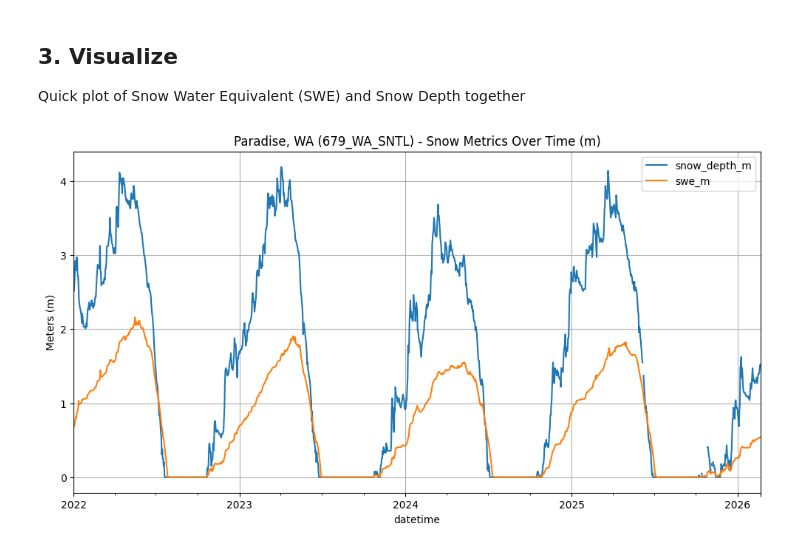
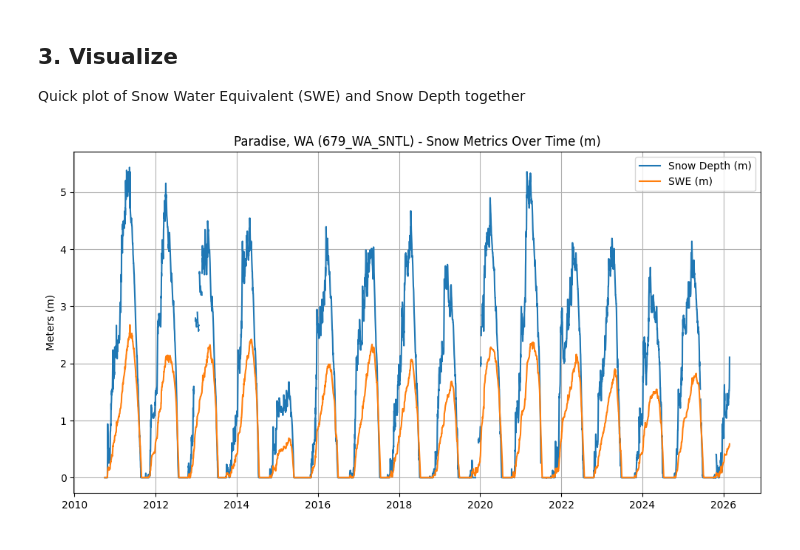
Before and after one commit to elliott-ruebush/snotel_lib, a Jupyter notebook: notebooks/snotel_demo.ipynb, the cells around one changed output. Saved outputs shown, nothing was run; the diff lists cells and outputs as text; code cells hidden in the pictures.

Commit message:
Polars conversion + all station data fetching path

```diff
--- a/notebooks/snotel_demo.ipynb
+++ b/notebooks/snotel_demo.ipynb
@@ -53,0 +39,4 @@ DEBUG:snotel_lib.client:Columns after renaming: ['tavg_c', 'tmin_c', 'tmax_c', '
+# %%
+today_str = dt.datetime.now().strftime("%Y-%m-%d")
+df = client.get_station_data("679_WA_SNTL", start_date="2010-10-01", end_date=today_str)
+df.head()
@@ -55,14 +54,14 @@ DEBUG:snotel_lib.client:Columns after renaming: ['tavg_c', 'tmin_c', 'tmax_c', '
 ## 3. Visualize
 Quick plot of Snow Water Equivalent (SWE) and Snow Depth together
 # %%
-ax = df.plot(
-    y=["snow_depth_m", "swe_m"],
-    figsize=(12, 6),
-    title="Paradise, WA (679_WA_SNTL) - Snow Metrics Over Time (m)",
-    grid=True,
-)
+plt.figure(figsize=(12, 6))
+plt.plot(df["datetime"], df["snow_depth_m"], label="Snow Depth (m)")
+plt.plot(df["datetime"], df["swe_m"], label="SWE (m)")
 
-ax.set_ylabel("Meters (m)")
+plt.title("Paradise, WA (679_WA_SNTL) - Snow Metrics Over Time (m)")
+plt.ylabel("Meters (m)")
+plt.grid(True)
+plt.legend()
 plt.show()
 # %% [output]
-[figure, old version]
+[figure, new version]
```
Also changed, not shown: parts of 4 cells of this notebook, 9 other files.
